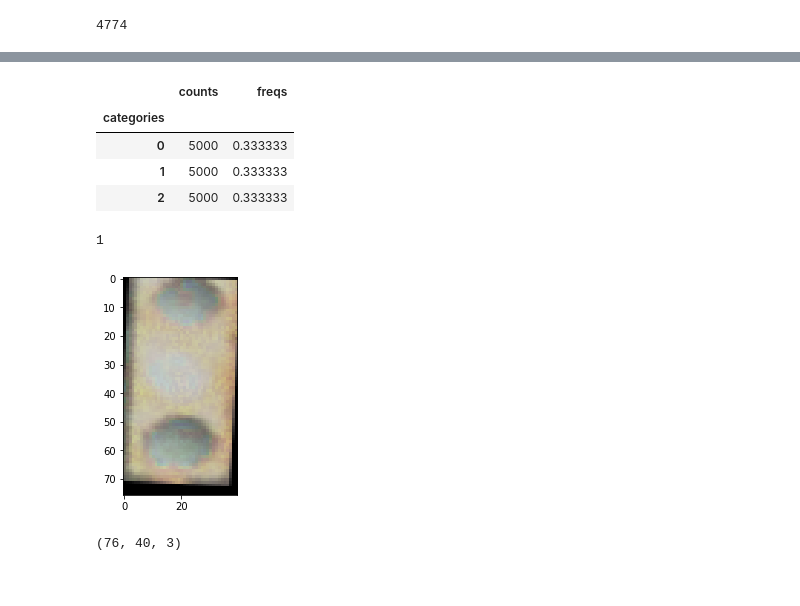
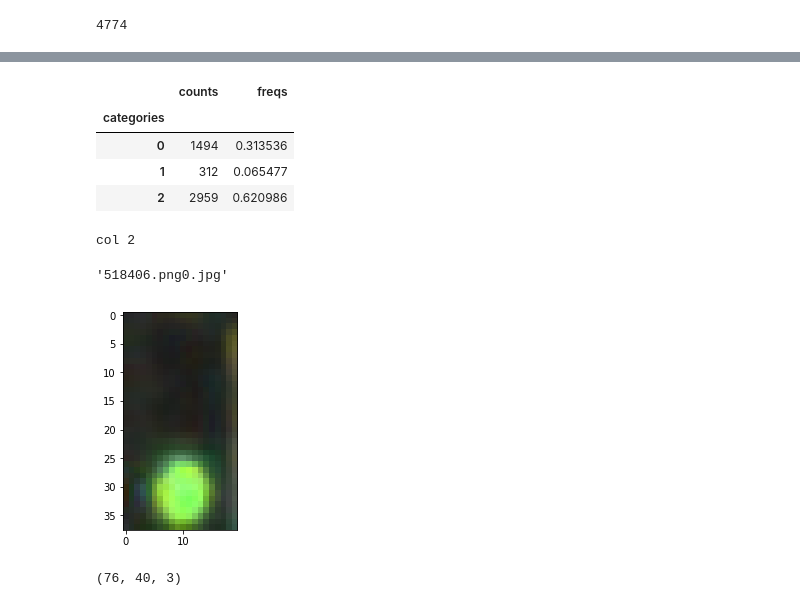
Before and after one commit to Abdilaziz/TL_training, a Jupyter notebook: TL_classifier/initial_classifier.ipynb, the cells around one changed output, grey strips where cells are left out. Saved outputs shown, nothing was run; the diff lists cells and outputs as text; code cells hidden in the pictures.

```diff
--- a/TL_classifier/initial_classifier.ipynb
+++ b/TL_classifier/initial_classifier.ipynb
@@ -58,7 +60,7 @@ import pandas as pd
 import tensorflow as tf
 # %%
 # dimensions of our images.
-img_width, img_height = 76, 40
+img_width, img_height = 38, 20
 
 
 def read_img(img_path, dim, colspace = 'BGR'):
@@ -214,18 +233,20 @@ x_norm_mod, y_norm_mod = augment_data(x_norm, y)
 # %%
-pd.Categorical(y_mod).describe()
+pd.Categorical(y).describe()
 # %% [output]
 |  | counts | freqs |
 | categories |  |  |
-| 0 | 5000 | 0.333333 |
-| 1 | 5000 | 0.333333 |
-| 2 | 5000 | 0.333333 |
+| 0 | 1494 | 0.313536 |
+| 1 | 312 | 0.065477 |
+| 2 | 2959 | 0.620986 |
 # %%
-idx =13000
-plt.imshow(hsv_to_rgb(x_mod[idx]))
-y_mod[idx]
+idx = 1497
+plt.imshow(hsv_to_rgb(x[idx]))
+print('col {}'.format(y[idx]))
+p[idx]
 # %% [output]
-1
+col 2
+'518406.png0.jpg'
-[figure, old version]
+[figure, new version]
 # %%
 x_train.shape[1:]
 # %% [output]
```
Also changed, not shown: parts of 18 cells of this notebook.
